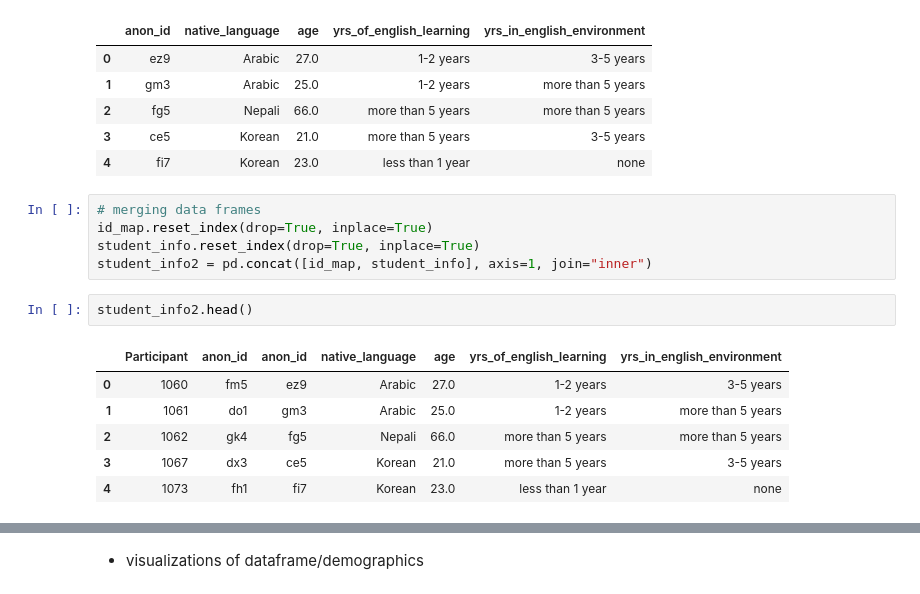
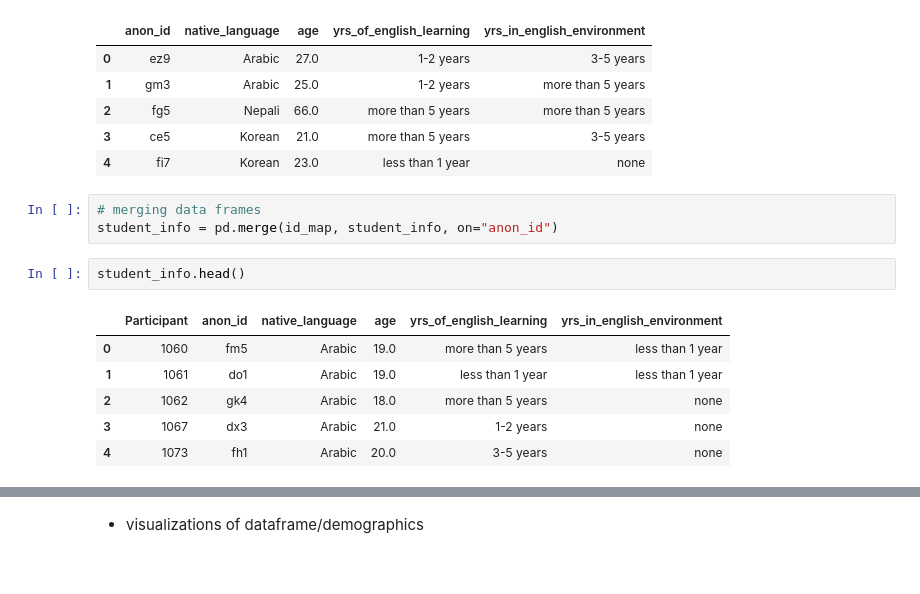
Before and after one commit to Data-Science-for-Linguists-2023/Morpheme-Acquisition-Analysis, a Jupyter notebook: notebooks/data_curation_cont.ipynb, the cells around one changed output, grey strips where cells are left out. Cells and saved outputs as stored; diff of their text form.

Commit message:
completed data curation and saved data samples

```diff
--- a/notebooks/data_curation_cont.ipynb
+++ b/notebooks/data_curation_cont.ipynb
@@ -300,17 +301,15 @@ student_info.head()
 | 2 | fg5 | Nepali | 66.0 | more than 5 years | more than 5 years |
 | 3 | ce5 | Korean | 21.0 | more than 5 years | 3-5 years |
 | 4 | fi7 | Korean | 23.0 | less than 1 year | none |
-# %%
-# merging data frames
-id_map.reset_index(drop=True, inplace=True)
-student_info.reset_index(drop=True, inplace=True)
-student_info2 = pd.concat([id_map, student_info], axis=1, join="inner")
+# %%
+# merging data frames
+student_info = pd.merge(id_map, student_info, on="anon_id")
 # %%
-student_info2.head()
+student_info.head()
 # %% [output]
-|  | Participant | anon_id | anon_id | native_language | age | yrs_of_english_learning | yrs_in_english_environment |
-| 0 | 1060 | fm5 | ez9 | Arabic | 27.0 | 1-2 years | 3-5 years |
-| 1 | 1061 | do1 | gm3 | Arabic | 25.0 | 1-2 years | more than 5 years |
-| 2 | 1062 | gk4 | fg5 | Nepali | 66.0 | more than 5 years | more than 5 years |
-| 3 | 1067 | dx3 | ce5 | Korean | 21.0 | more than 5 years | 3-5 years |
-| 4 | 1073 | fh1 | fi7 | Korean | 23.0 | less than 1 year | none |
+|  | Participant | anon_id | native_language | age | yrs_of_english_learning | yrs_in_english_environment |
+| 0 | 1060 | fm5 | Arabic | 19.0 | more than 5 years | less than 1 year |
+| 1 | 1061 | do1 | Arabic | 19.0 | less than 1 year | less than 1 year |
+| 2 | 1062 | gk4 | Arabic | 18.0 | more than 5 years | none |
+| 3 | 1067 | dx3 | Arabic | 21.0 | 1-2 years | none |
+| 4 | 1073 | fh1 | Arabic | 20.0 | 3-5 years | none |
```
Also changed, not shown: parts of 3 cells of this notebook, 6 other files.
